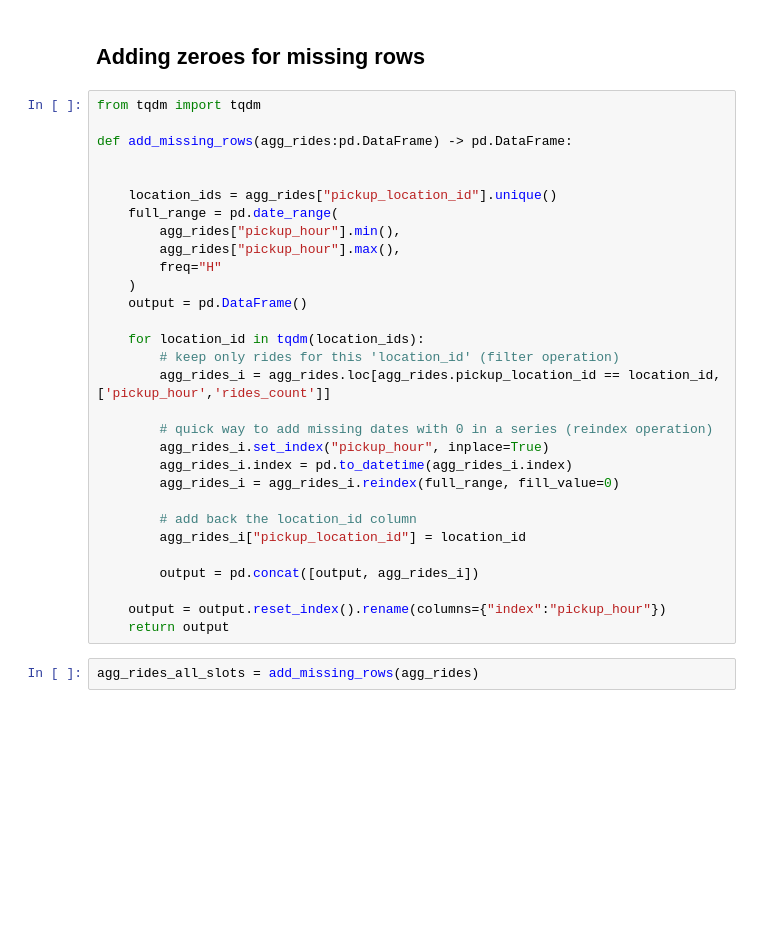
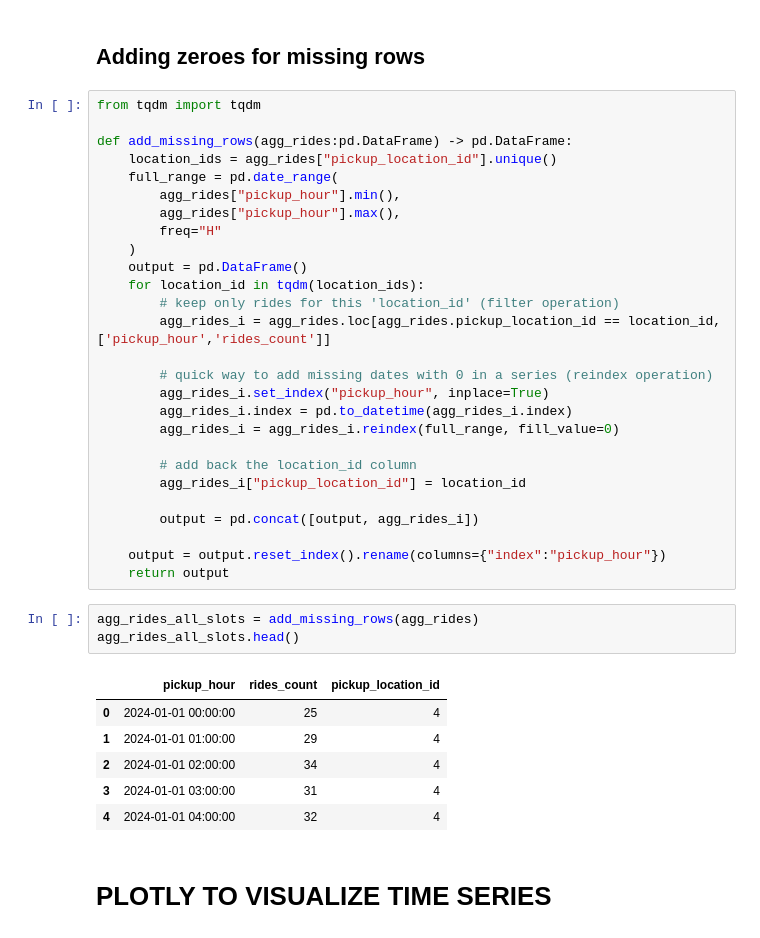
Before and after one commit to AmanWebDev2/taxi_demand_predictor, a Jupyter notebook: notebooks/02_transform_raw_data_into_ts_data.ipynb, the cells around one changed output. Saved outputs shown, nothing was run; the diff lists cells and outputs as text; blank space fills up the shorter version.

Commit message:
plot time series data

```diff
--- a/notebooks/02_transform_raw_data_into_ts_data.ipynb
+++ b/notebooks/02_transform_raw_data_into_ts_data.ipynb
@@ -71,8 +78,6 @@ agg_rides
 from tqdm import tqdm
 
 def add_missing_rows(agg_rides:pd.DataFrame) -> pd.DataFrame:
-
-
     location_ids = agg_rides["pickup_location_id"].unique()
     full_range = pd.date_range(
         agg_rides["pickup_hour"].min(),
@@ -80,7 +85,6 @@ def add_missing_rows(agg_rides:pd.DataFrame) -> pd.DataFrame:
         freq="H"
     )
     output = pd.DataFrame()
-
     for location_id in tqdm(location_ids):
         # keep only rides for this 'location_id' (filter operation)
         agg_rides_i = agg_rides.loc[agg_rides.pickup_location_id == location_id,['pickup_hour','rides_count']]
@@ -99,3 +103,13 @@ def add_missing_rows(agg_rides:pd.DataFrame) -> pd.DataFrame:
     return output
 # %%
 agg_rides_all_slots = add_missing_rows(agg_rides)
+agg_rides_all_slots.head()
+# %% [output]
+|  | pickup_hour | rides_count | pickup_location_id |
+| 0 | 2024-01-01 00:00:00 | 25 | 4 |
+| 1 | 2024-01-01 01:00:00 | 29 | 4 |
+| 2 | 2024-01-01 02:00:00 | 34 | 4 |
+| 3 | 2024-01-01 03:00:00 | 31 | 4 |
+| 4 | 2024-01-01 04:00:00 | 32 | 4 |
+# %% [markdown]
+# PLOTLY TO VISUALIZE TIME SERIES
```
Also changed, not shown: parts of 6 cells of this notebook, 3 other files.
